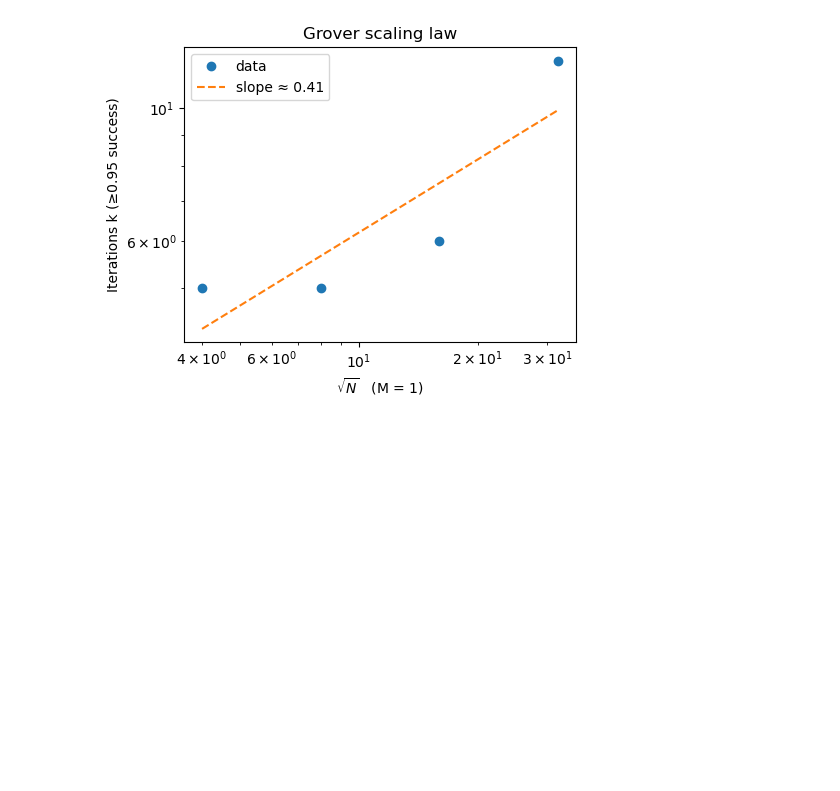
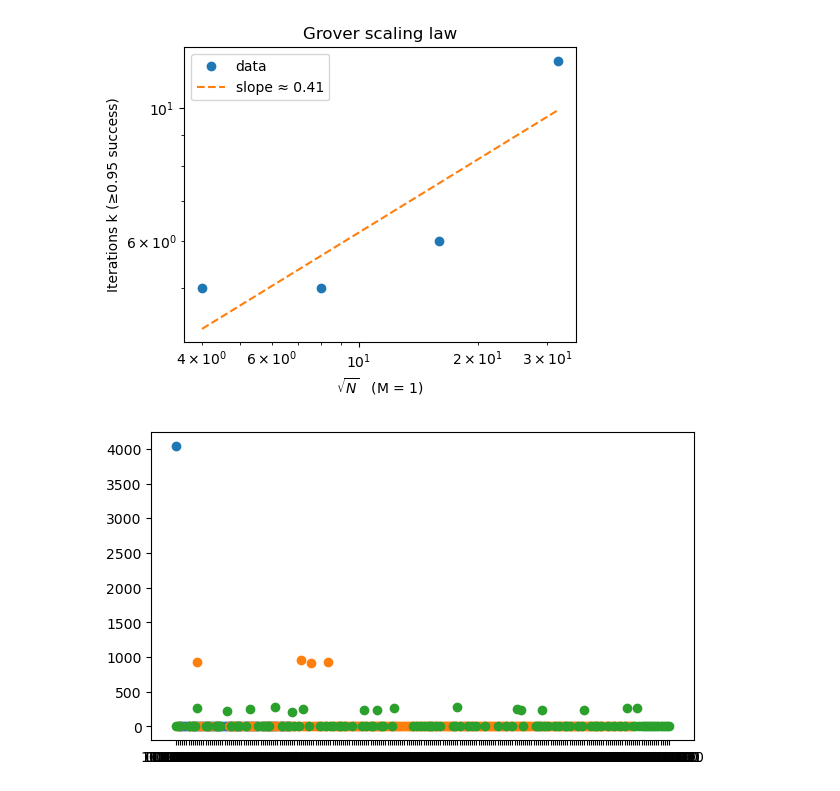
Before and after one commit to JL-Money/QuantumOps, a Jupyter notebook: quantum-grover-sim - Copy/simulation.ipynb, the cells around one changed output. Cells and saved outputs as stored; diff of their text form; code cells hidden in the pictures; blank space fills up the shorter version.

Commit message:
implement multiple grovers with unknown solution count

```diff
--- a/quantum-grover-sim - Copy/simulation.ipynb
+++ b/quantum-grover-sim - Copy/simulation.ipynb
@@ -114,3 +114,27 @@ plt.legend()
 plt.tight_layout()
 # %% [output]
 [figure]
+# %%
+backend = AerSimulator()
+
+def run_grover_multiple_solutions(n, marked, shots=4096):
+    for _ in range(int(np.floor(np.pi * np.sqrt(2 ** n) / 4))):
+        tqc = transpile(grover_circuit(n, marked, random.choice(range(int(np.floor(np.pi * np.sqrt(2 ** n) / 4))))), backend)
+        counts = backend.run(tqc, shots=shots).result().get_counts()
+
+        accuracy = sum(ct for bitstr, ct in counts.items() if int(bitstr, 2) in marked) / shots
+        # bitstrings are little-endian, so direct int(bitstr,2) works
+        if accuracy > 0.9:
+            return counts
+
+    print("no solution found")
+    return None
+# %%
+n = 8                # N = 256
+plt.figure(figsize=(7,4))
+for M in [1, 4, 16]:
+    marked = random.sample(range(2**n), M)
+    counts = run_grover_multiple_solutions(n, marked)
+    plt.scatter(counts.keys(), counts.values())
+# %% [output]
+[figure, added]
```
